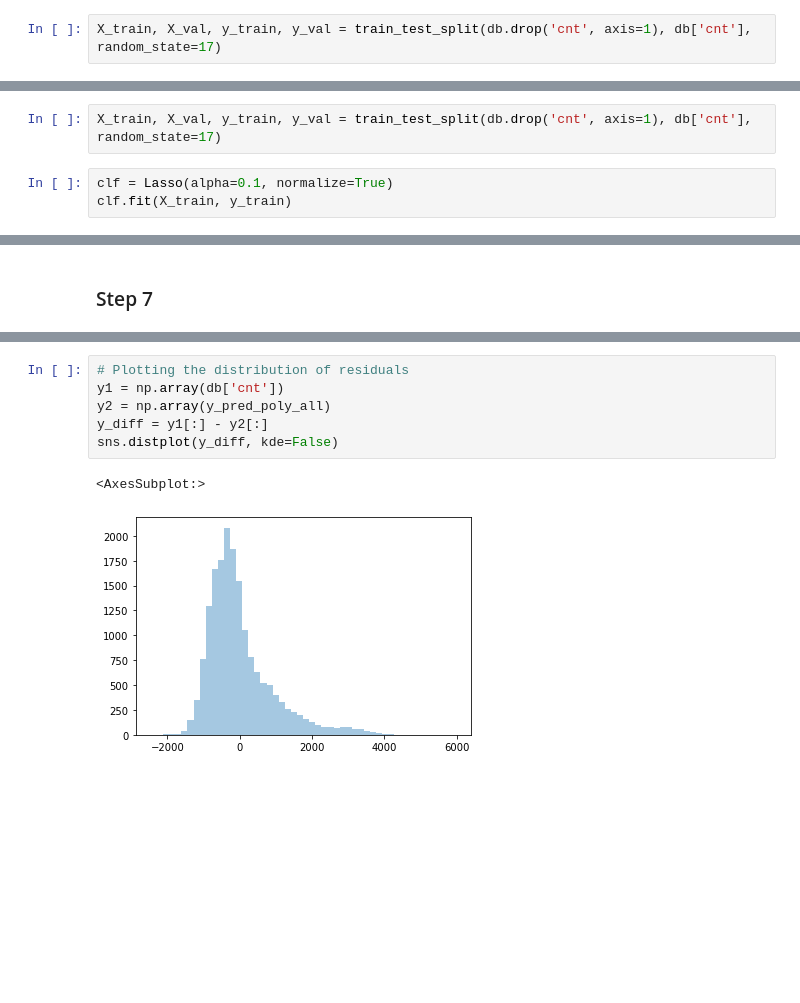
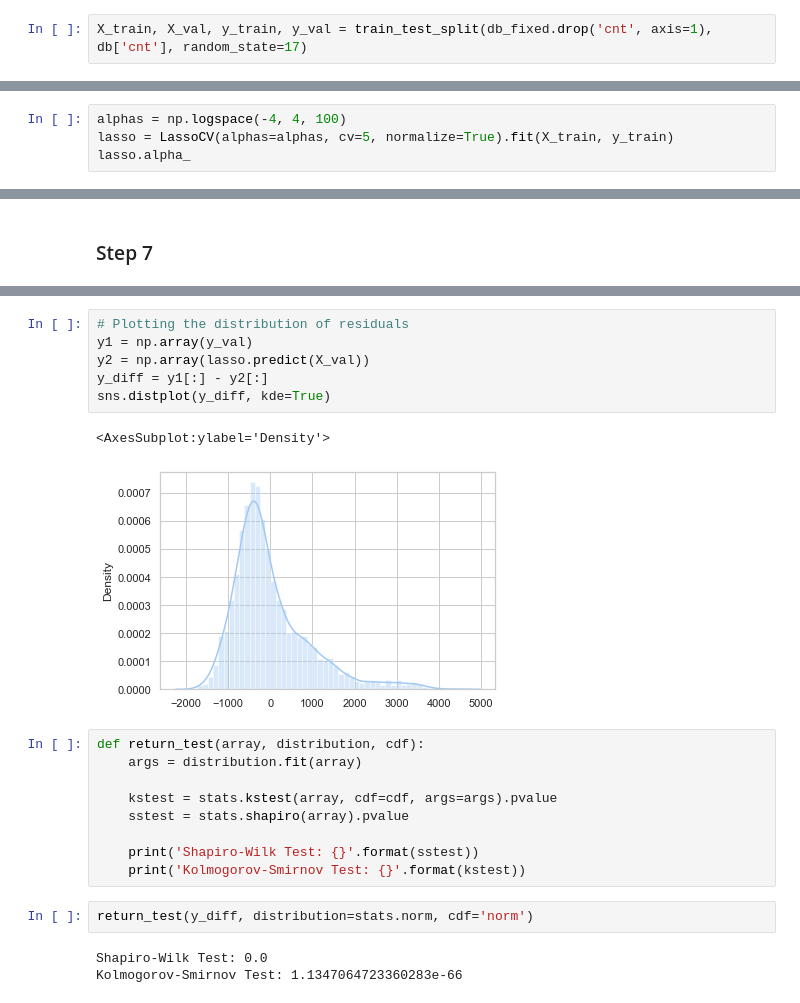
Before and after one commit to Lameus/Methods-and-models-for-multivariate-data-analysis, a Jupyter notebook: lab2.ipynb, the cells around one changed output, grey strips where cells are left out. Drawn from its saved outputs; the diff is of its cells as text; blank space fills up the shorter version.

```diff
--- a/lab2.ipynb
+++ b/lab2.ipynb
@@ -240,5 +308,5 @@ from sklearn.model_selection import train_test_split
 # %%
-X_train, X_val, y_train, y_val = train_test_split(db.drop('cnt', axis=1), db['cnt'], random_state=17)
+X_train, X_val, y_train, y_val = train_test_split(db_fixed.drop('cnt', axis=1), db['cnt'], random_state=17)
 # %%
 linreg = LinearRegression(normalize=True)
 # %%
@@ -308,5 +379,0 @@ db = db.drop('t2', axis=1)
-# %%
-X_train, X_val, y_train, y_val = train_test_split(db.drop('cnt', axis=1), db['cnt'], random_state=17)
-# %%
-clf = Lasso(alpha=0.1, normalize=True)
-clf.fit(X_train, y_train)
@@ -325,0 +382,4 @@ coefs(clf.coef_, feature_names=db.drop('cnt', axis=1).columns)
+# %%
+alphas = np.logspace(-4, 4, 100)
+lasso = LassoCV(alphas=alphas, cv=5, normalize=True).fit(X_train, y_train)
+lasso.alpha_
@@ -377,9 +413,23 @@ Text(0, 0.5, 'Prediction')
 # %%
 # Plotting the distribution of residuals
-y1 = np.array(db['cnt'])
-y2 = np.array(y_pred_poly_all)
+y1 = np.array(y_val)
+y2 = np.array(lasso.predict(X_val))
 y_diff = y1[:] - y2[:]
-sns.distplot(y_diff, kde=False)
+sns.distplot(y_diff, kde=True)
 # %% [output]
-<AxesSubplot:>
+<AxesSubplot:ylabel='Density'>
-[figure, old version]
+[figure, new version]
+# %%
+def return_test(array, distribution, cdf):
+    args = distribution.fit(array)
+
+    kstest = stats.kstest(array, cdf=cdf, args=args).pvalue
+    sstest = stats.shapiro(array).pvalue
+
+    print('Shapiro-Wilk Test: {}'.format(sstest))
+    print('Kolmogorov-Smirnov Test: {}'.format(kstest))
+# %%
+return_test(y_diff, distribution=stats.norm, cdf='norm')
+# %% [output]
+Shapiro-Wilk Test: 0.0
+Kolmogorov-Smirnov Test: 1.1347064723360283e-66
```
Also changed, not shown: parts of 45 cells of this notebook.
